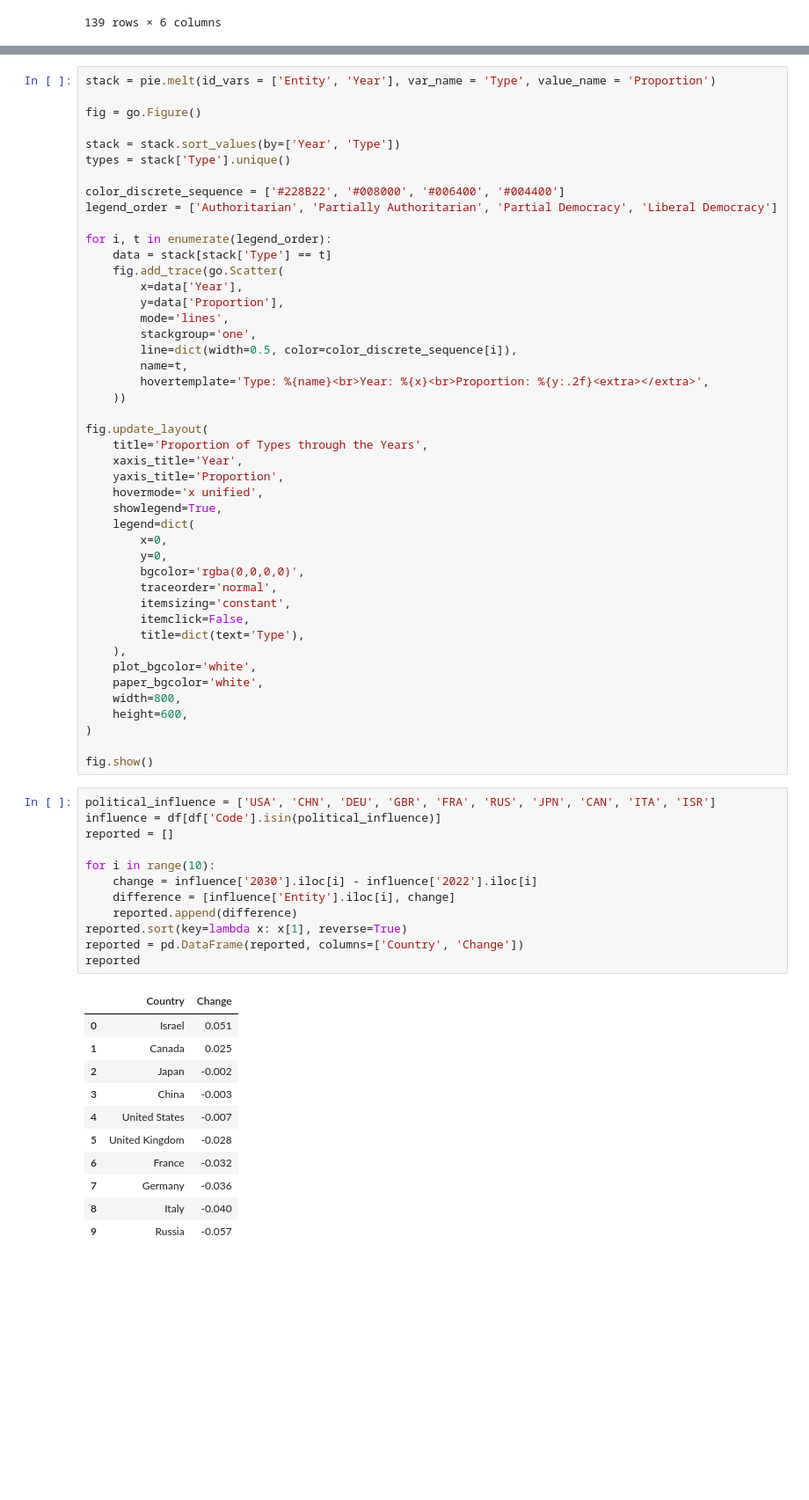
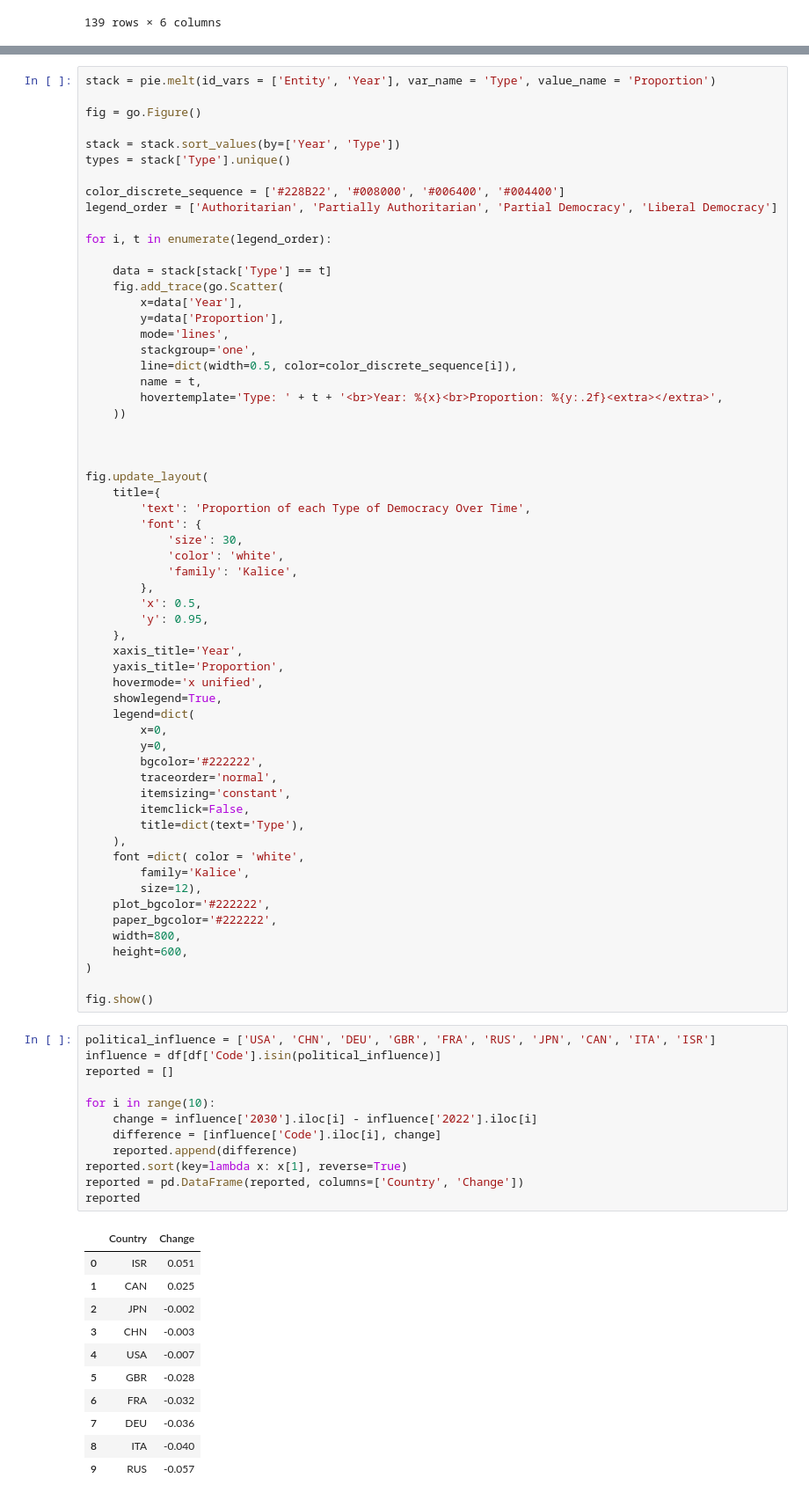
Before and after one commit to johnnystouffer/democratic-index-prediction, a Jupyter notebook: VISULAIZING.ipynb, the cells around one changed output, grey strips where cells are left out. Shown at 88% size. Cells and saved outputs as stored; diff of their text form; blank space fills up the shorter version.

```diff
--- a/VISULAIZING.ipynb
+++ b/VISULAIZING.ipynb
@@ -132,6 +172,7 @@ color_discrete_sequence = ['#228B22', '#008000', '#006400', '#004400']
 legend_order = ['Authoritarian', 'Partially Authoritarian', 'Partial Democracy', 'Liberal Democracy']
 
 for i, t in enumerate(legend_order):
+
     data = stack[stack['Type'] == t]
     fig.add_trace(go.Scatter(
         x=data['Year'],
@@ -139,12 +180,23 @@ for i, t in enumerate(legend_order):
         mode='lines',
         stackgroup='one',
         line=dict(width=0.5, color=color_discrete_sequence[i]),
-        name=t,
-        hovertemplate='Type: %{name}<br>Year: %{x}<br>Proportion: %{y:.2f}<extra></extra>',
+        name = t,
+        hovertemplate='Type: ' + t + '<br>Year: %{x}<br>Proportion: %{y:.2f}<extra></extra>',
     ))
 
+
+
 fig.update_layout(
-    title='Proportion of Types through the Years',
+    title={
+        'text': 'Proportion of each Type of Democracy Over Time',
+        'font': {
+            'size': 30,
+            'color': 'white',
+            'family': 'Kalice',
+        },
+        'x': 0.5,
+        'y': 0.95,
+    },
     xaxis_title='Year',
     yaxis_title='Proportion',
     hovermode='x unified',
@@ -152,14 +204,17 @@ fig.update_layout(
     legend=dict(
         x=0,
         y=0,
-        bgcolor='rgba(0,0,0,0)',
+        bgcolor='#222222',
         traceorder='normal',
         itemsizing='constant',
         itemclick=False,
         title=dict(text='Type'),
     ),
-    plot_bgcolor='white',
-    paper_bgcolor='white',
+    font =dict( color = 'white',
+        family='Kalice',
+        size=12),
+    plot_bgcolor='#222222',
+    paper_bgcolor='#222222',
     width=800,
     height=600,
 )
@@ -168,24 +223,24 @@ fig.show()
 # %%
 political_influence = ['USA', 'CHN', 'DEU', 'GBR', 'FRA', 'RUS', 'JPN', 'CAN', 'ITA', 'ISR']
 influence = df[df['Code'].isin(political_influence)]
 reported = []
 
 for i in range(10):
     change = influence['2030'].iloc[i] - influence['2022'].iloc[i]
-    difference = [influence['Entity'].iloc[i], change]
+    difference = [influence['Code'].iloc[i], change]
     reported.append(difference)
 reported.sort(key=lambda x: x[1], reverse=True)
 reported = pd.DataFrame(reported, columns=['Country', 'Change'])
 reported
 # %% [output]
 |  | Country | Change |
-| 0 | Israel | 0.051 |
-| 1 | Canada | 0.025 |
-| 2 | Japan | -0.002 |
-| 3 | China | -0.003 |
-| 4 | United States | -0.007 |
-| 5 | United Kingdom | -0.028 |
-| 6 | France | -0.032 |
-| 7 | Germany | -0.036 |
-| 8 | Italy | -0.040 |
-| 9 | Russia | -0.057 |
+| 0 | ISR | 0.051 |
+| 1 | CAN | 0.025 |
+| 2 | JPN | -0.002 |
+| 3 | CHN | -0.003 |
+| 4 | USA | -0.007 |
+| 5 | GBR | -0.028 |
+| 6 | FRA | -0.032 |
+| 7 | DEU | -0.036 |
+| 8 | ITA | -0.040 |
+| 9 | RUS | -0.057 |
```
Also changed, not shown: parts of 6 cells of this notebook, 2 other files.
